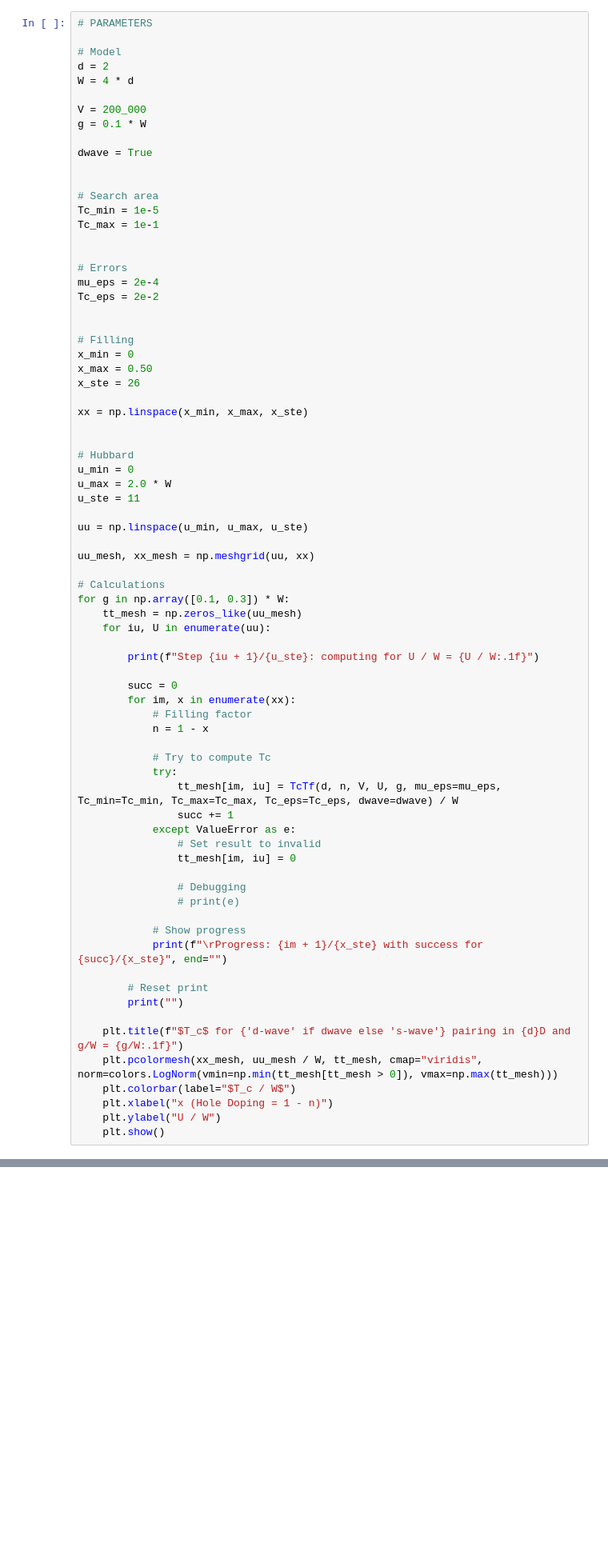
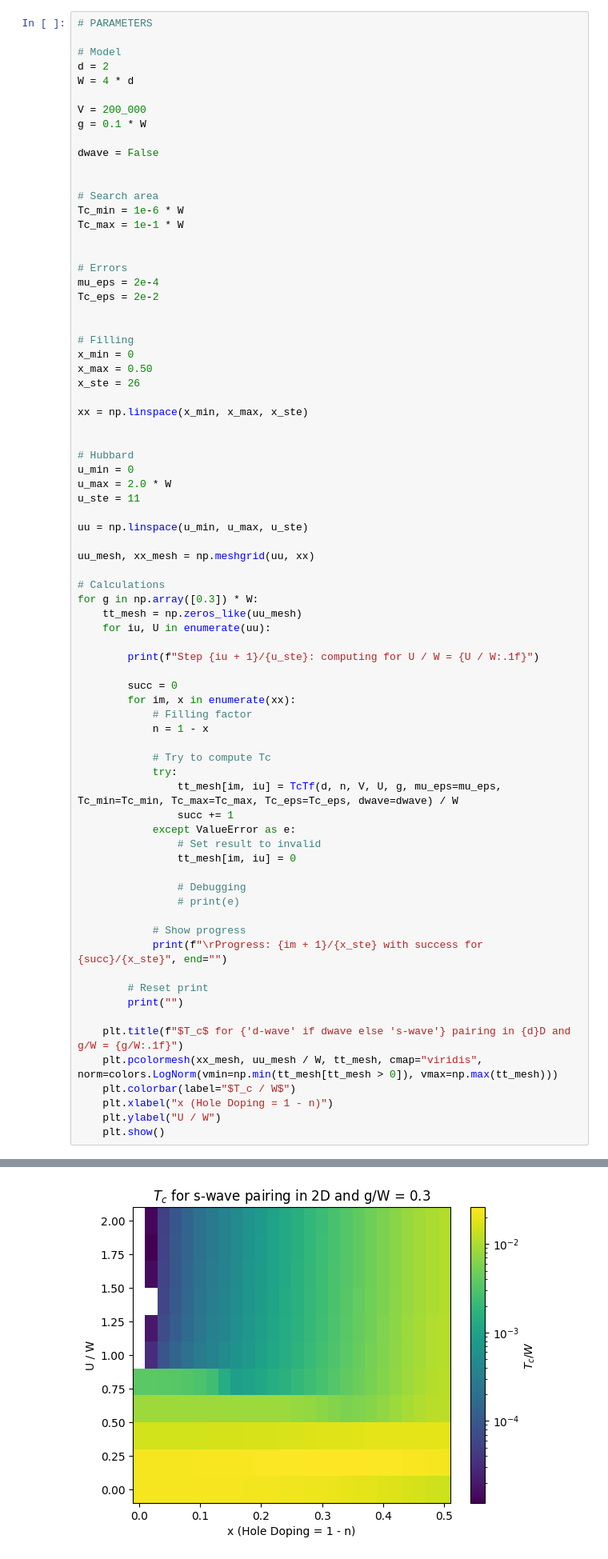
Before and after one commit to guilhermebaos/QUARMEN-Lessons, a Jupyter notebook: Master-Thesis/03-Philip-Phillips-pairing.ipynb, the cells around one changed output, grey strips where cells are left out. Shown at 80% size. Drawn from its saved outputs; the diff is of its cells as text; blank space fills up the shorter version.

```diff
--- a/Master-Thesis/03-Philip-Phillips-pairing.ipynb
+++ b/Master-Thesis/03-Philip-Phillips-pairing.ipynb
@@ -844,12 +808,12 @@ W = 4 * d
 V = 200_000
 g = 0.1 * W
 
-dwave = True
+dwave = False
 
 
 # Search area
-Tc_min = 1e-5
-Tc_max = 1e-1
+Tc_min = 1e-6 * W
+Tc_max = 1e-1 * W
 
 
 # Errors
@@ -875,7 +839,7 @@ uu = np.linspace(u_min, u_max, u_ste)
 uu_mesh, xx_mesh = np.meshgrid(uu, xx)
 
 # Calculations
-for g in np.array([0.1, 0.3]) * W:
+for g in np.array([0.3]) * W:
     tt_mesh = np.zeros_like(uu_mesh)
     for iu, U in enumerate(uu):
 
@@ -909,3 +873,4 @@ for g in np.array([0.1, 0.3]) * W:
     plt.xlabel("x (Hole Doping = 1 - n)")
     plt.ylabel("U / W")
     plt.show()
+# %% [output]
@@ -911,0 +894 @@ for g in np.array([0.1, 0.3]) * W:
+[figure, added]
```
Also changed, not shown: parts of 3 cells of this notebook, 30 other files.
